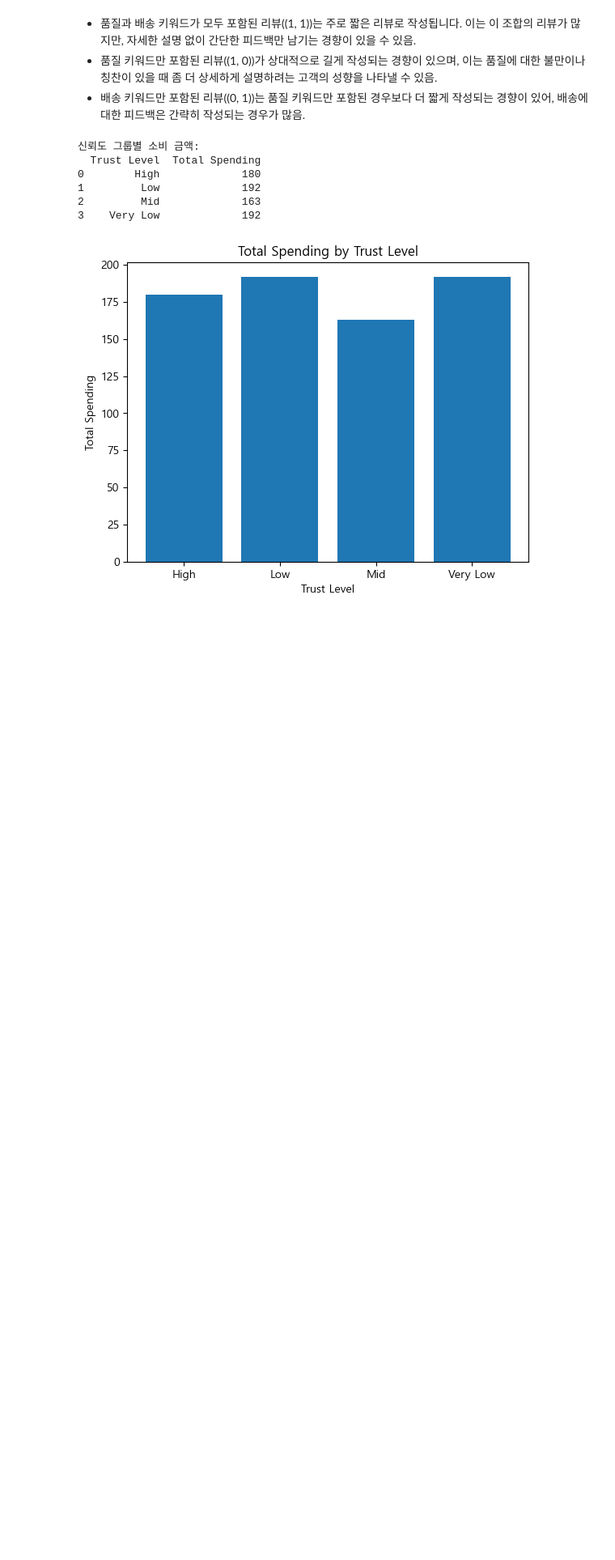
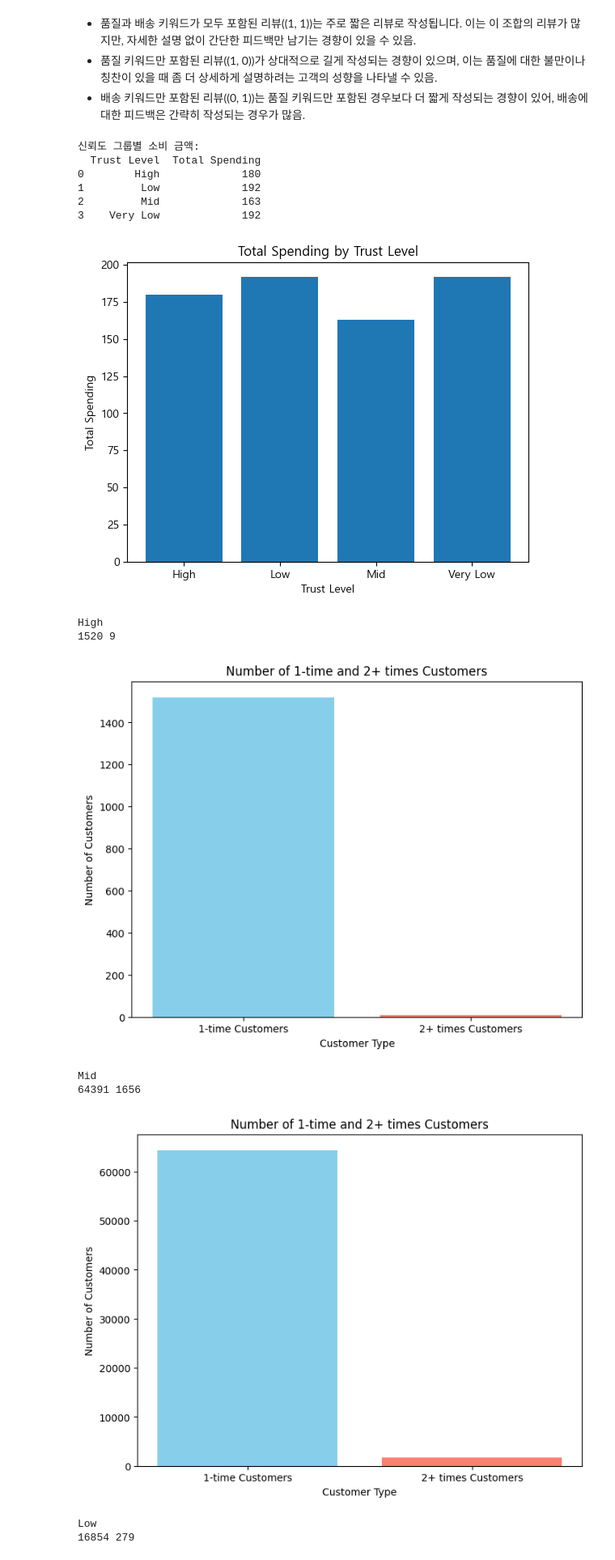
Before and after one commit to dothegee/ecommerce_project, a Jupyter notebook: code/review_comment_analysis2.ipynb, the cells around one changed output. Shown at 81% size. Saved outputs shown, nothing was run; the diff lists cells and outputs as text; code cells hidden in the pictures; blank space fills up the shorter version.

```diff
--- a/code/review_comment_analysis2.ipynb
+++ b/code/review_comment_analysis2.ipynb
@@ -419,3 +419,34 @@ plt.show()
 2         Mid             163
 3    Very Low             192
 [figure]
+# %%
+df = pd.read_csv("../data/for_simulation.csv")
+for x in ['High', 'Mid', 'Low', 'Very Low']:
+    # 고객별 주문 횟수 계산
+    customer_order_counts = df[df['trust_level'] == x].groupby('customer_unique_id')['order_id'].nunique()
+
+    # 1번 이용한 고객과 2번 이상 이용한 고객 분리
+    one_time_customers = customer_order_counts[customer_order_counts == 1].index
+    multi_time_customers = customer_order_counts[customer_order_counts > 1].index
+
+    # 1번 이용한 고객 수와 다수 이용한 고객 수
+    one_time_customer_count = len(one_time_customers)
+    multi_time_customer_count = len(multi_time_customers)
+    print(x)
+    print(one_time_customer_count, multi_time_customer_count)
+    # 그래프 그리기
+    plt.figure(figsize=(8, 6))
+    plt.bar(['1-time Customers', '2+ times Customers'], [one_time_customer_count, multi_time_customer_count], color=['skyblue', 'salmon'])
+    plt.xlabel('Customer Type')
+    plt.ylabel('Number of Customers')
+    plt.title('Number of 1-time and 2+ times Customers')
+    plt.show()
+# %% [output]
+High
+1520 9
+[figure, added]
+Mid
+64391 1656
+[figure, added]
+Low
+16854 279
```
Also changed, not shown: parts of 1 cell of this notebook.
